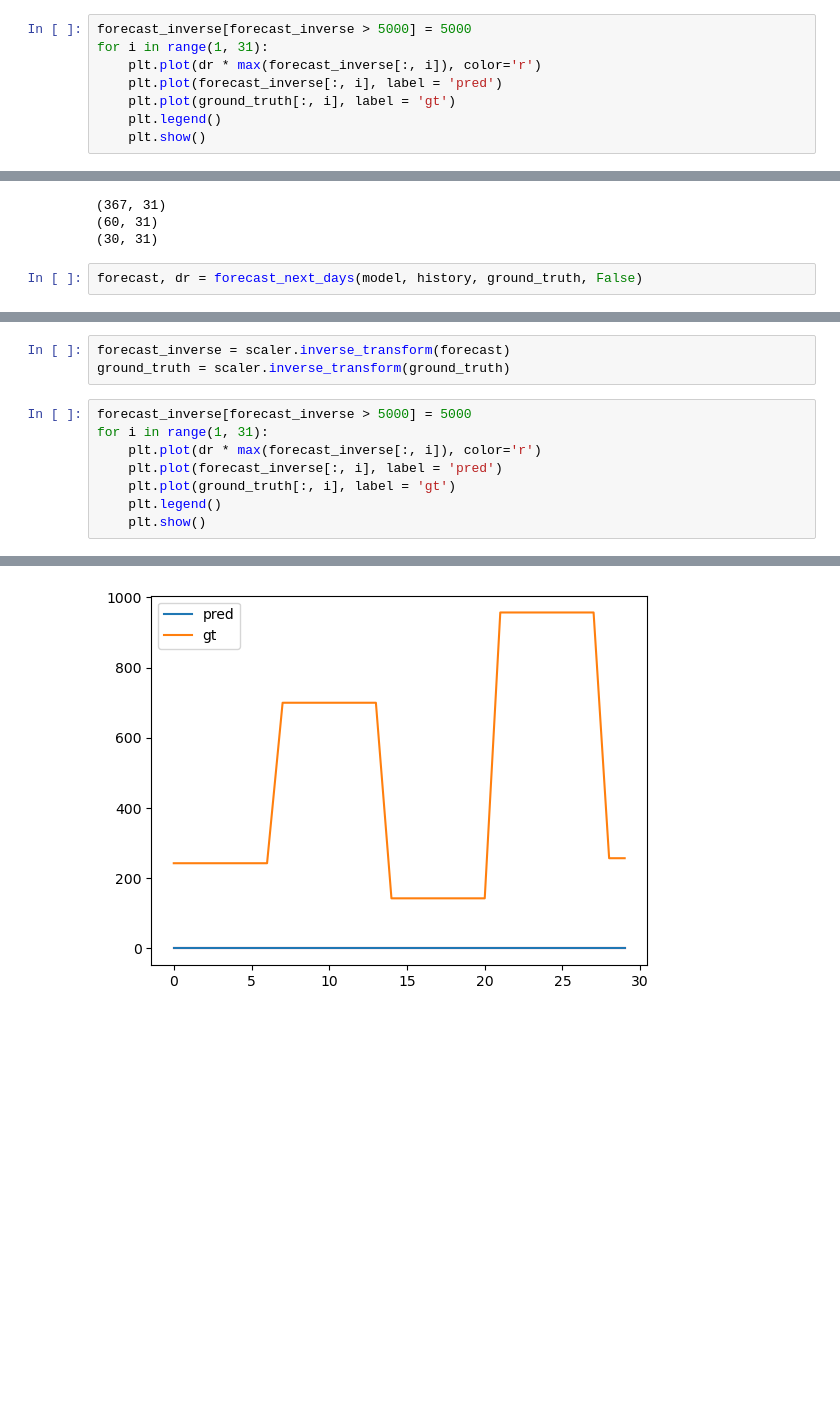
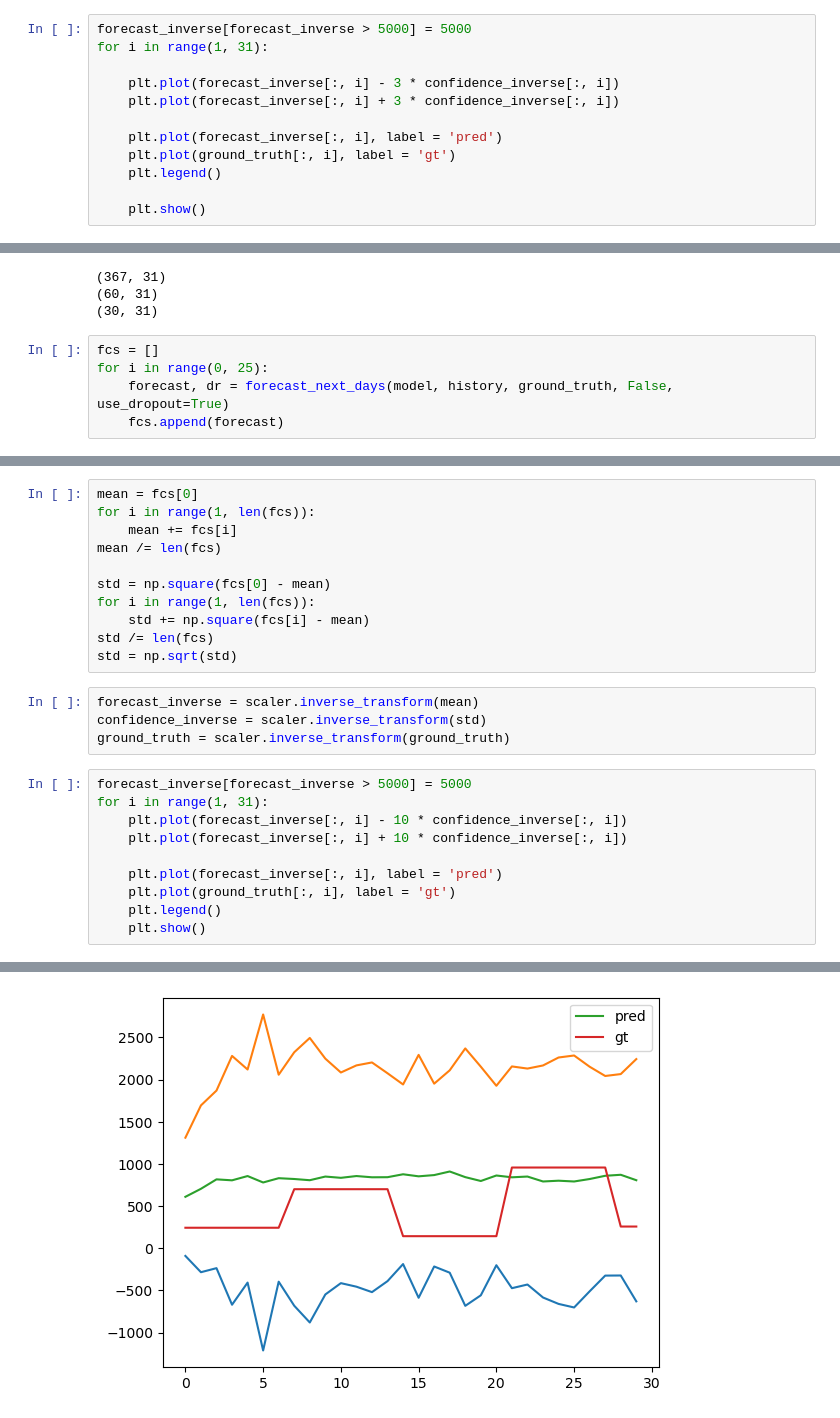
Before and after one commit to dkohlsdorf/sagemaker_experiments, a Jupyter notebook: notebooks/PrototypeDemandPrediction.ipynb, the cells around one changed output, grey strips where cells are left out. Cells and saved outputs as stored; diff of their text form; blank space fills up the shorter version.

```diff
--- a/notebooks/PrototypeDemandPrediction.ipynb
+++ b/notebooks/PrototypeDemandPrediction.ipynb
@@ -830,9 +827,13 @@ ground_truth = scaler.inverse_transform(ground_truth)
 # %%
 forecast_inverse[forecast_inverse > 5000] = 5000
 for i in range(1, 31):
-    plt.plot(dr * max(forecast_inverse[:, i]), color='r')
+
+    plt.plot(forecast_inverse[:, i] - 3 * confidence_inverse[:, i])
+    plt.plot(forecast_inverse[:, i] + 3 * confidence_inverse[:, i])
+
     plt.plot(forecast_inverse[:, i], label = 'pred')
     plt.plot(ground_truth[:, i], label = 'gt')
     plt.legend()
+
     plt.show()
 # %% [output]
@@ -863,4 +864,7 @@ print(ground_truth.shape)
 (60, 31)
 (30, 31)
 # %%
-forecast, dr = forecast_next_days(model, history, ground_truth, False)
+fcs = []
+for i in range(0, 25):
+    forecast, dr = forecast_next_days(model, history, ground_truth, False, use_dropout=True)
+    fcs.append(forecast)
@@ -885,10 +871,24 @@ forecast, dr = forecast_next_days(model, history, ground_truth, False)
+# %%
+mean = fcs[0]
+for i in range(1, len(fcs)):
+    mean += fcs[i]
+mean /= len(fcs)
+
+std = np.square(fcs[0] - mean)
+for i in range(1, len(fcs)):
+    std += np.square(fcs[i] - mean)
+std /= len(fcs)
+std = np.sqrt(std)
 # %%
-forecast_inverse = scaler.inverse_transform(forecast)
+forecast_inverse = scaler.inverse_transform(mean)
+confidence_inverse = scaler.inverse_transform(std)
 ground_truth = scaler.inverse_transform(ground_truth)
 # %%
 forecast_inverse[forecast_inverse > 5000] = 5000
 for i in range(1, 31):
-    plt.plot(dr * max(forecast_inverse[:, i]), color='r')
+    plt.plot(forecast_inverse[:, i] - 10 * confidence_inverse[:, i])
+    plt.plot(forecast_inverse[:, i] + 10 * confidence_inverse[:, i])
+
     plt.plot(forecast_inverse[:, i], label = 'pred')
     plt.plot(ground_truth[:, i], label = 'gt')
     plt.legend()
@@ -904 +904 @@ for i in range(1, 31):
-[figure, old version]
+[figure, new version]
```
Also changed, not shown: parts of 11 cells of this notebook.
